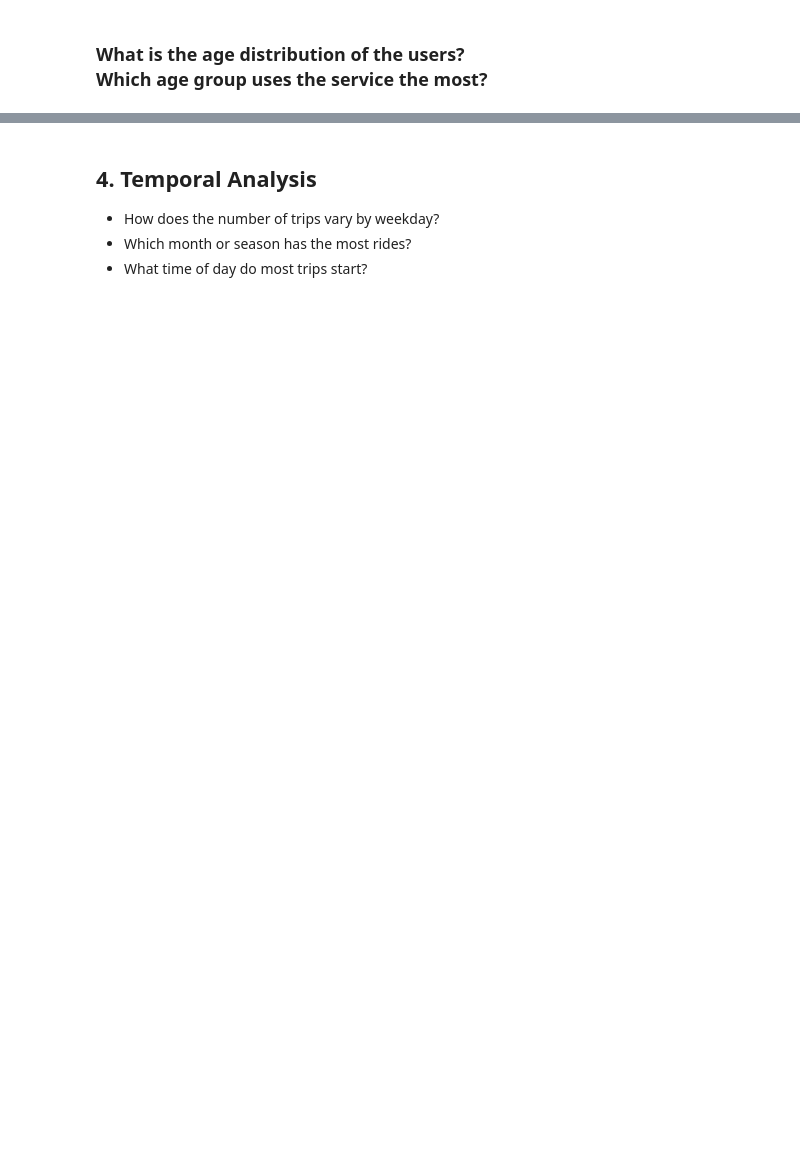
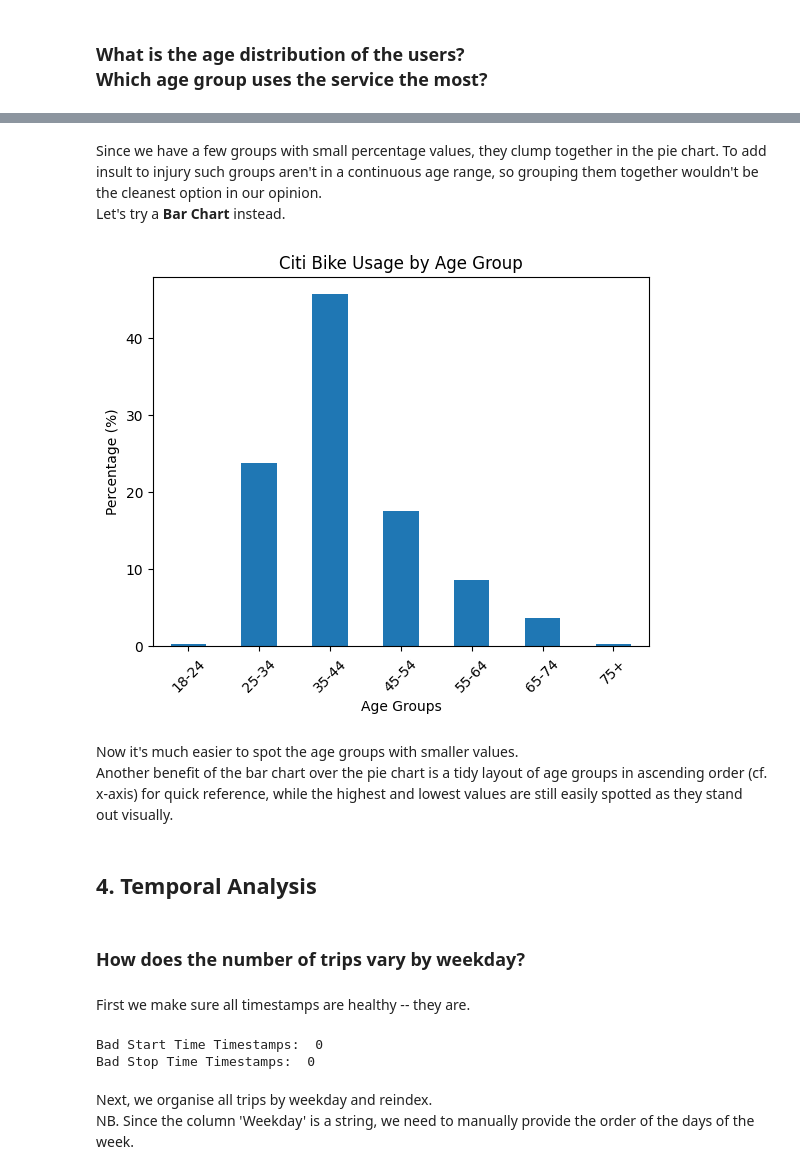
Before and after one commit to gbaltar-uiab1/city_bikes, a Jupyter notebook: city_bikes.ipynb, the cells around one changed output, grey strips where cells are left out. Saved outputs shown, nothing was run; the diff lists cells and outputs as text; code cells hidden in the pictures; blank space fills up the shorter version.

```diff
--- a/city_bikes.ipynb
+++ b/city_bikes.ipynb
@@ -204,5 +326,28 @@ Total bikes used (unique):  500
+# %% [markdown]
+Since we have a few groups with small percentage values, they clump together in the pie chart. To add insult to injury such groups aren't in a continuous age range, so grouping them together wouldn't be the cleanest option in our opinion.<br>Let's try a **Bar Chart** instead.
+# %%
+user_ages.plot(kind='bar')
+plt.title('Citi Bike Usage by Age Group')
+plt.ylabel('Percentage (%)')
+plt.xticks(rotation=45)
+plt.show()
+# %% [output]
+[figure, added]
+# %% [markdown]
+Now it's much easier to spot the age groups with smaller values.<br>Another benefit of the bar chart over the pie chart is a tidy layout of age groups in ascending order (cf. x-axis) for quick reference, while the highest and lowest values are still easily spotted as they stand out visually.
 # %% [markdown]
 ## 4. Temporal Analysis
-  - How does the number of trips vary by weekday?
-  - Which month or season has the most rides?
-  - What time of day do most trips start?
+# %% [markdown]
+### How does the number of trips vary by weekday?
+# %% [markdown]
+First we make sure all timestamps are healthy -- they are.
+# %%
+# Check timestamp health
+print("Bad Start Time Timestamps: ",(pd.to_datetime(df['Start Time'], errors='coerce').isna().sum()))
+print("Bad Stop Time Timestamps: ",(pd.to_datetime(df['Stop Time'], errors='coerce').isna().sum()))
+# %% [output]
+Bad Start Time Timestamps:  0
+Bad Stop Time Timestamps:  0
+# %% [markdown]
+Next, we organise all trips by weekday and reindex.
+<br>NB. Since the column 'Weekday' is a string, we need to manually provide the order of the days of the week.
```
Also changed, not shown: parts of 36 cells of this notebook.
